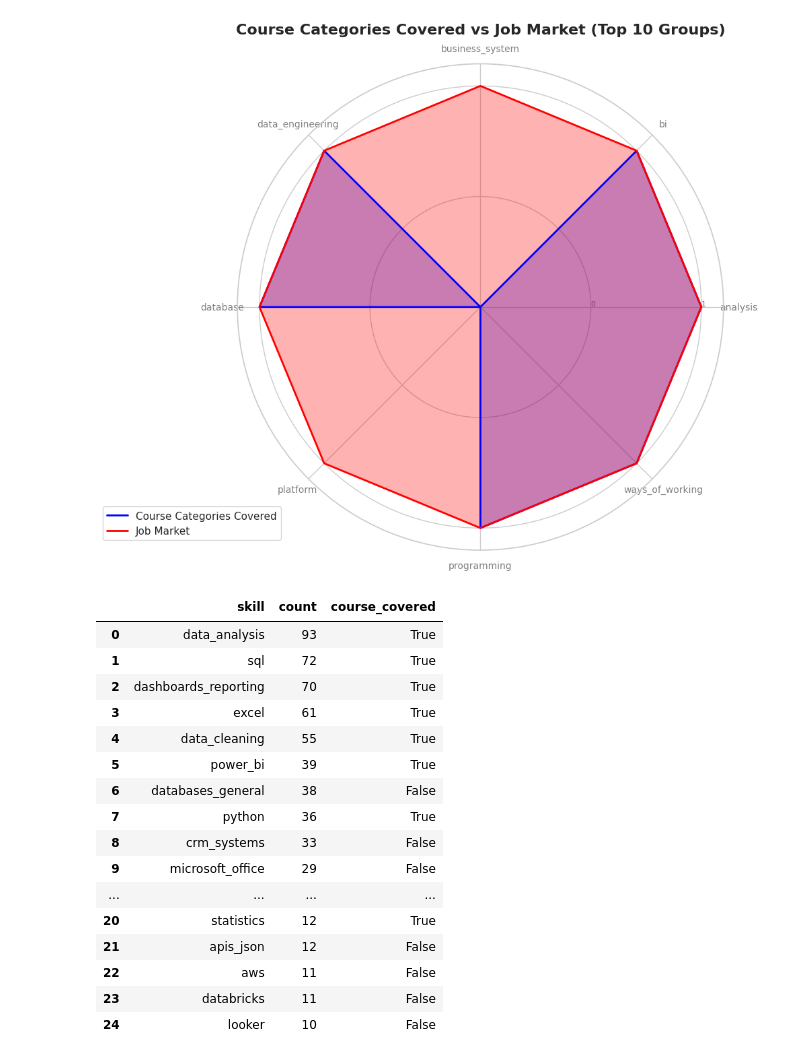
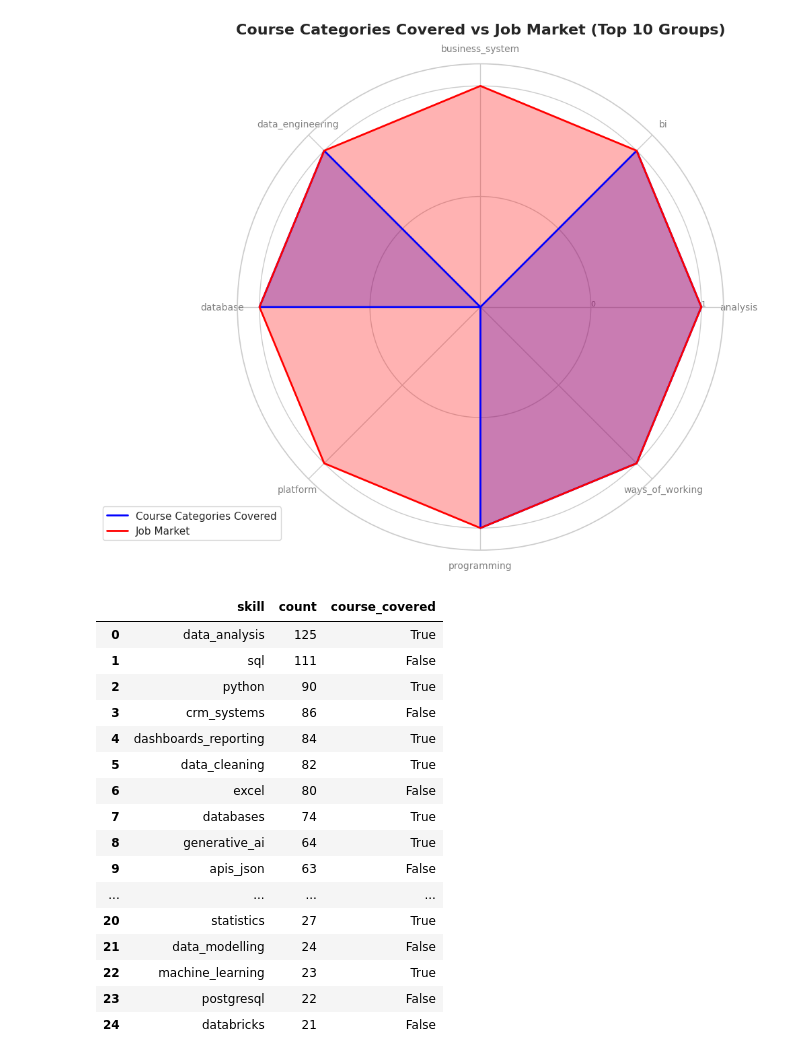
Before and after one commit to TidyWeb/SkillMatch, a Jupyter notebook: John's Folder/Data_Analyst_Workbook.ipynb, the cells around one changed output. Drawn from its saved outputs; the diff is of its cells as text; code cells hidden in the pictures.

```diff
--- a/John's Folder/Data_Analyst_Workbook.ipynb
+++ b/John's Folder/Data_Analyst_Workbook.ipynb
@@ -330,7 +415,7 @@ import matplotlib.pyplot as plt
 import seaborn as sns
 
 # Convert GitHub URL to Raw URL
-shown_url = 'https://raw.githubusercontent.com/TidyWeb/SkillMatch/data-snapshots/data/live_snapshots/20261021_2033_reprocessed/shown.csv'
+shown_url = 'https://raw.githubusercontent.com/TidyWeb/SkillMatch/data-snapshots/data/live_snapshots/20261030_1324/shown.csv'
 
 # Load the shown.csv dataset
 try:
@@ -390,7 +475,7 @@ import yaml
 import pandas as pd
 
 # Convert GitHub blob URL to raw URL
-yaml_url = 'https://raw.githubusercontent.com/TidyWeb/SkillMatch/refs/heads/data-snapshots/prototype/app/data/taxonomy/technical_skills.yaml'
+yaml_url = 'https://raw.githubusercontent.com/TidyWeb/SkillMatch/refs/heads/main/prototype/app/data/taxonomy/technical_skills.yaml'
 
 try:
     response = requests.get(yaml_url)
@@ -647,49 +732,49 @@ import requests
 import yaml
 
 # URLs from the workbook
-csv_url = 'https://raw.githubusercontent.com/TidyWeb/SkillMatch/data-snapshots/data/live_snapshots/20261021_2033_reprocessed/skills.csv'
-yaml_url = 'https://raw.githubusercontent.com/TidyWeb/SkillMatch/main/John%27s%20Folder/SkillMatch_App_Data/data/taxonomy/technical_skills.yaml'
+csv_url = 'https://raw.githubusercontent.com/TidyWeb/SkillMatch/data-snapshots/data/live_snapshots/20261030_1324/skills.csv'
+yaml_url = 'https://raw.githubusercontent.com/TidyWeb/SkillMatch/refs/heads/main/prototype/app/data/taxonomy/technical_skills.yaml'
 
 # 1. Fresh load of the skills DataFrame
 response_csv = requests.get(csv_url)
 skills_fresh = pd.read_csv(io.StringIO(response_csv.text))
 
 # 2. Get the top 25 skills and their counts
 top_25_counts = skills_fresh['skill'].value_counts().head(25).reset_index()
 top_25_counts.columns = ['skill', 'count']
 
 # 3. Fresh load of the taxonomy to get course coverage
 response_yaml = requests.get(yaml_url)
 taxonomy_data = yaml.safe_load(response_yaml.text)
 
 rows = []
 for item in taxonomy_data.get("skills", []):
     rows.append({
         "skill": item.get("id"),
         "course_covered": item.get("course_covered", False)
     })
 taxonomy_df = pd.DataFrame(rows)
 
 # 4. Combine top 25 skills with course coverage
 combined_df = pd.merge(top_25_counts, taxonomy_df, on='skill', how='left')
 
 # Display the top rows
 combined_df.head(25)
 # %% [output]
 |  | skill | count | course_covered |
-| 0 | data_analysis | 93 | True |
-| 1 | sql | 72 | True |
-| 2 | dashboards_reporting | 70 | True |
-| 3 | excel | 61 | True |
-| 4 | data_cleaning | 55 | True |
-| 5 | power_bi | 39 | True |
-| 6 | databases_general | 38 | False |
-| 7 | python | 36 | True |
-| 8 | crm_systems | 33 | False |
-| 9 | microsoft_office | 29 | False |
+| 0 | data_analysis | 125 | True |
+| 1 | sql | 111 | False |
+| 2 | python | 90 | True |
+| 3 | crm_systems | 86 | False |
+| 4 | dashboards_reporting | 84 | True |
+| 5 | data_cleaning | 82 | True |
+| 6 | excel | 80 | False |
+| 7 | databases | 74 | True |
+| 8 | generative_ai | 64 | True |
+| 9 | apis_json | 63 | False |
 | ... | ... | ... | ... |
-| 20 | statistics | 12 | True |
-| 21 | apis_json | 12 | False |
-| 22 | aws | 11 | False |
-| 23 | databricks | 11 | False |
-| 24 | looker | 10 | False |
+| 20 | statistics | 27 | True |
+| 21 | data_modelling | 24 | False |
+| 22 | machine_learning | 23 | True |
+| 23 | postgresql | 22 | False |
+| 24 | databricks | 21 | False |
```
Also changed, not shown: parts of 11 cells of this notebook.
